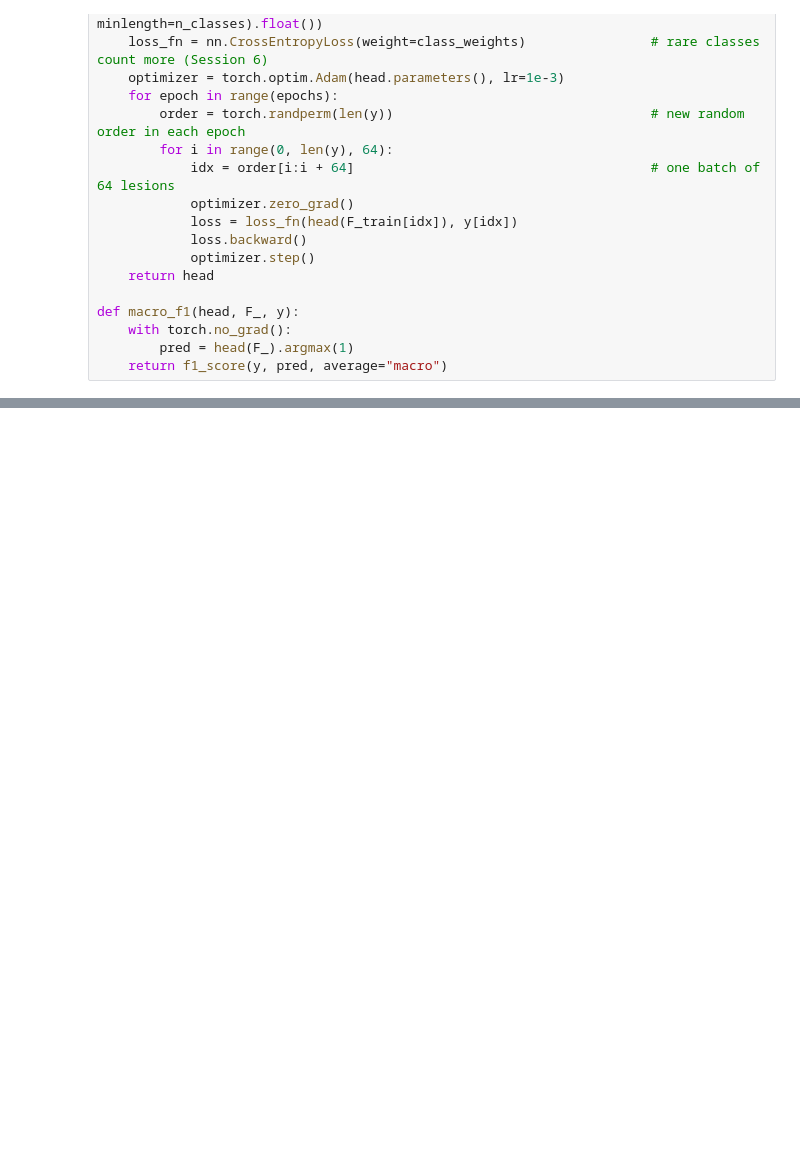
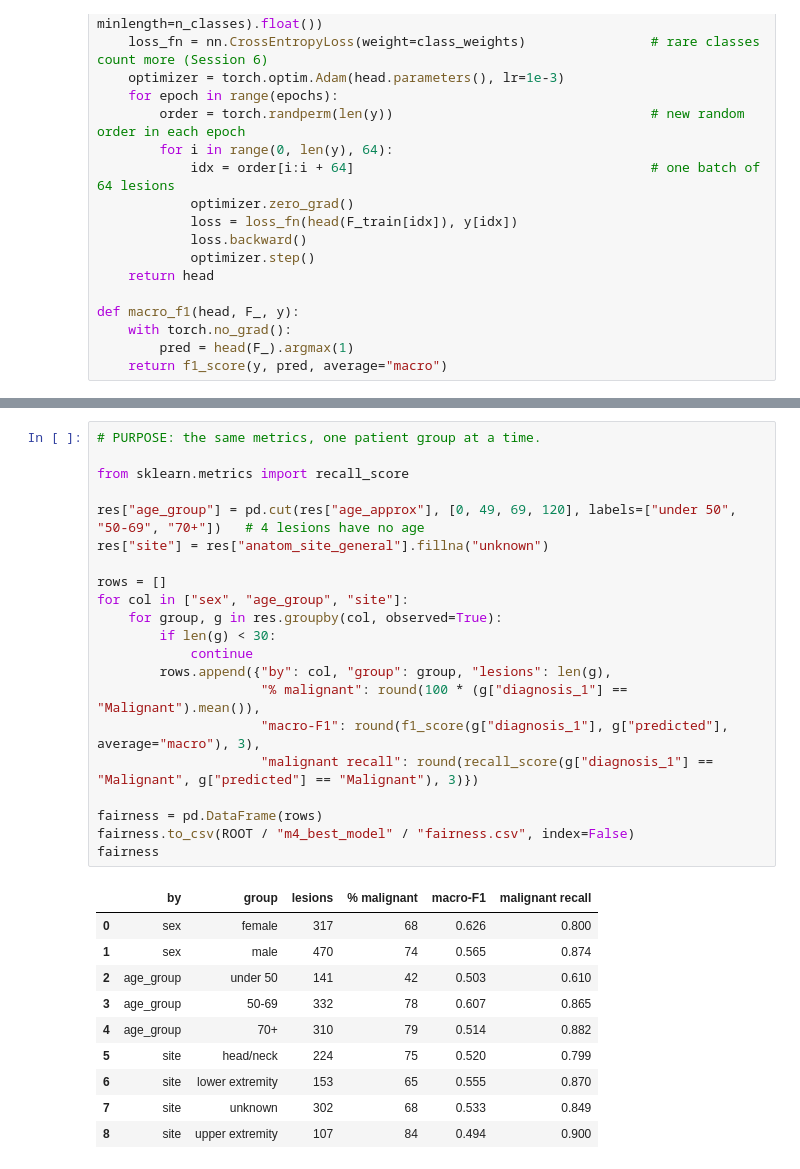
Before and after one commit to sopipi180/ComputerVisionandSpeechRecognition, a Jupyter notebook: m4_best_model/m4.ipynb, the cells around one changed output, grey strips where cells are left out. Cells and saved outputs as stored; diff of their text form; blank space fills up the shorter version.

```diff
--- a/m4_best_model/m4.ipynb
+++ b/m4_best_model/m4.ipynb
@@ -173,0 +473,32 @@ plt.tight_layout()
+# %%
+# PURPOSE: the same metrics, one patient group at a time.
+
+from sklearn.metrics import recall_score
+
+res["age_group"] = pd.cut(res["age_approx"], [0, 49, 69, 120], labels=["under 50", "50-69", "70+"])   # 4 lesions have no age
+res["site"] = res["anatom_site_general"].fillna("unknown")
+
+rows = []
+for col in ["sex", "age_group", "site"]:
+    for group, g in res.groupby(col, observed=True):
+        if len(g) < 30:
+            continue
+        rows.append({"by": col, "group": group, "lesions": len(g),
+                     "% malignant": round(100 * (g["diagnosis_1"] == "Malignant").mean()),
+                     "macro-F1": round(f1_score(g["diagnosis_1"], g["predicted"], average="macro"), 3),
+                     "malignant recall": round(recall_score(g["diagnosis_1"] == "Malignant", g["predicted"] == "Malignant"), 3)})
+
+fairness = pd.DataFrame(rows)
+fairness.to_csv(ROOT / "m4_best_model" / "fairness.csv", index=False)
+fairness
+# %% [output]
+|  | by | group | lesions | % malignant | macro-F1 | malignant recall |
+| 0 | sex | female | 317 | 68 | 0.626 | 0.800 |
+| 1 | sex | male | 470 | 74 | 0.565 | 0.874 |
+| 2 | age_group | under 50 | 141 | 42 | 0.503 | 0.610 |
+| 3 | age_group | 50-69 | 332 | 78 | 0.607 | 0.865 |
+| 4 | age_group | 70+ | 310 | 79 | 0.514 | 0.882 |
+| 5 | site | head/neck | 224 | 75 | 0.520 | 0.799 |
+| 6 | site | lower extremity | 153 | 65 | 0.555 | 0.870 |
+| 7 | site | unknown | 302 | 68 | 0.533 | 0.849 |
+| 8 | site | upper extremity | 107 | 84 | 0.494 | 0.900 |
```
Also changed, not shown: parts of 32 cells of this notebook.
